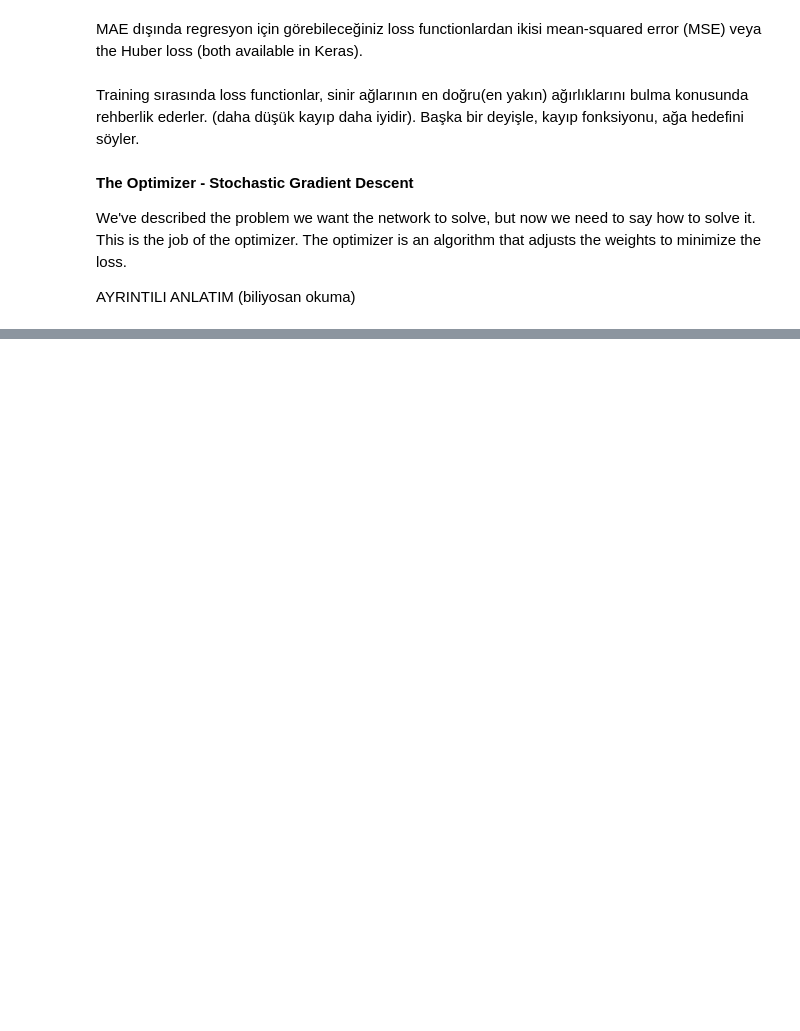
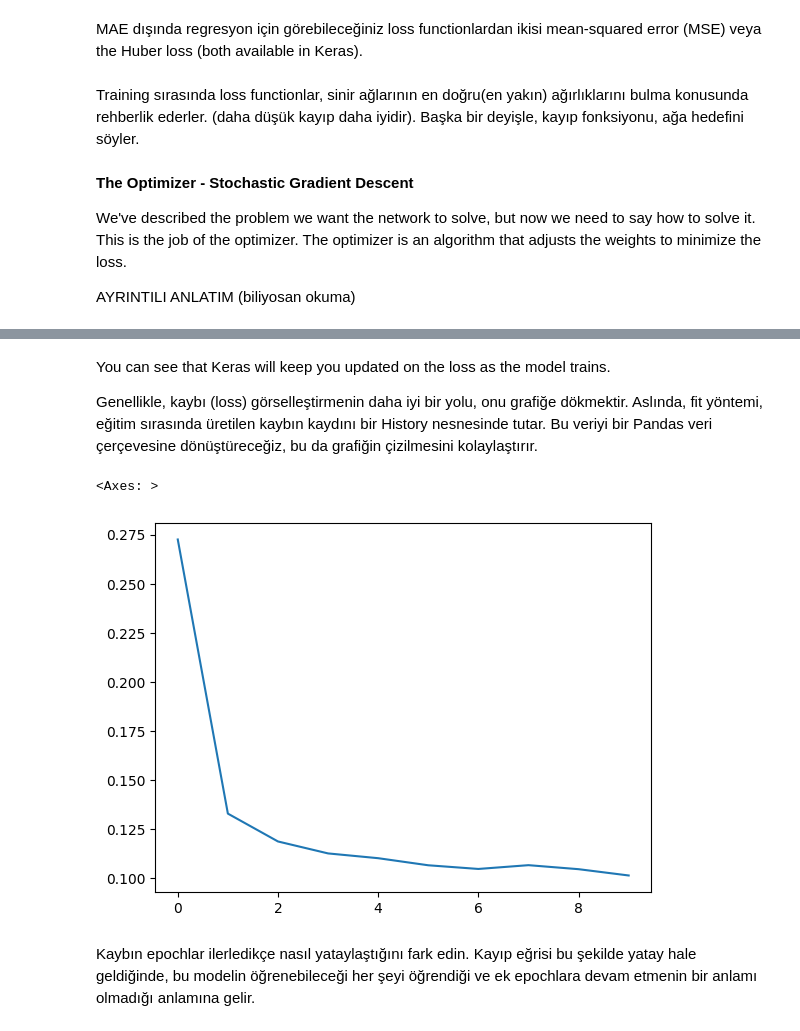
Before and after one commit to anonymo2239/Data-Science-and-Machine-Learning-Tutorial, a Jupyter notebook: Kaggle_Lectures_thebasis/Intro to Deep Learning/3-stochastic_gradient_descent.ipynb, the cells around one changed output, grey strips where cells are left out. Cells and saved outputs as stored; diff of their text form; code cells hidden in the pictures; blank space fills up the shorter version.

```diff
--- a/Kaggle_Lectures_thebasis/Intro to Deep Learning/3-stochastic_gradient_descent.ipynb
+++ b/Kaggle_Lectures_thebasis/Intro to Deep Learning/3-stochastic_gradient_descent.ipynb
@@ -38,0 +127,7 @@ AYRINTILI ANLATIM (biliyosan okuma)
+# %%
+model = keras.Sequential([
+    layers.Dense(units=512, activation='relu', input_shape=[11]),
+    layers.Dense(512, activation='relu'),
+    layers.Dense(512, activation='relu'),
+    layers.Dense(1),
+])
@@ -38,0 +136,5 @@ AYRINTILI ANLATIM (biliyosan okuma)
+# %%
+model.compile(
+    optimizer='adam',
+    loss='mae',
+)
@@ -38,0 +143,7 @@ AYRINTILI ANLATIM (biliyosan okuma)
+# %%
+history = model.fit(
+    X_train, y_train,
+    validation_data=(X_valid, y_valid),
+    batch_size = 256,
+    epochs=10
+)
@@ -38,0 +171,14 @@ AYRINTILI ANLATIM (biliyosan okuma)
+# %% [markdown]
+You can see that Keras will keep you updated on the loss as the model trains.
+
+Genellikle, kaybı (loss) görselleştirmenin daha iyi bir yolu, onu grafiğe dökmektir. Aslında, fit yöntemi, eğitim sırasında üretilen kaybın kaydını bir History nesnesinde tutar. Bu veriyi bir Pandas veri çerçevesine dönüştüreceğiz, bu da grafiğin çizilmesini kolaylaştırır.
+# %%
+# convert the training history to a dataframe
+history_df = pd.DataFrame(history.history)
+# use Pandas native plot method
+history_df['loss'].plot()
+# %% [output]
+<Axes: >
+[figure, added]
+# %% [markdown]
+Kaybın epochlar ilerledikçe nasıl yataylaştığını fark edin. Kayıp eğrisi bu şekilde yatay hale geldiğinde, bu modelin öğrenebileceği her şeyi öğrendiği ve ek epochlara devam etmenin bir anlamı olmadığı anlamına gelir.
```
Also changed, not shown: parts of 22 cells of this notebook, 3 other files.
